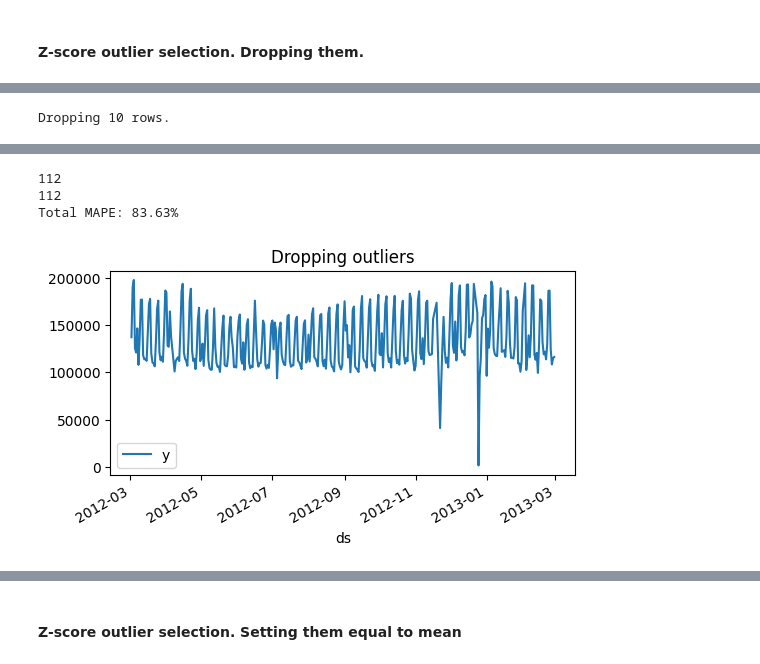
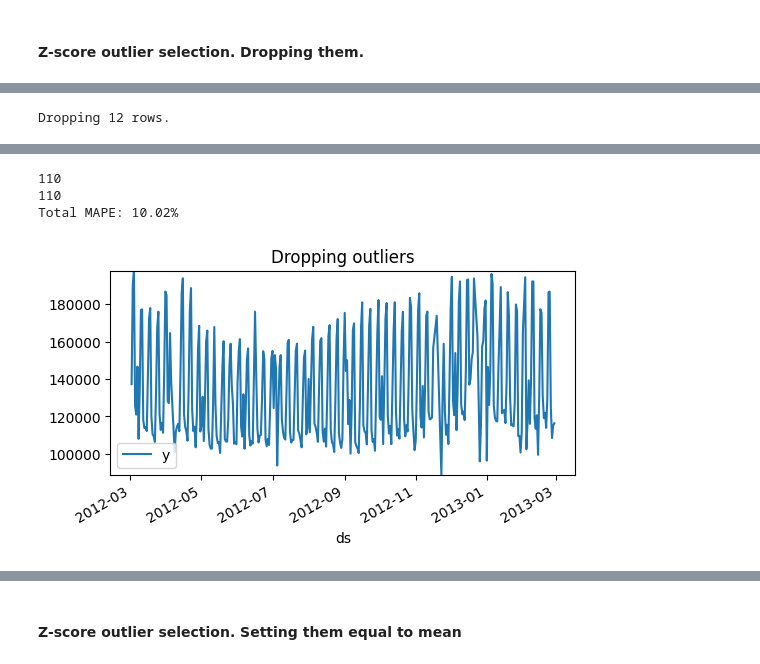
Before and after one commit to MikkelEndresen/time_series_forecasting, a Jupyter notebook: prophet_outlier_comparison.ipynb, the cells around one changed output, grey strips where cells are left out. Saved outputs shown, nothing was run; the diff lists cells and outputs as text; code cells hidden in the pictures.

```diff
--- a/prophet_outlier_comparison.ipynb
+++ b/prophet_outlier_comparison.ipynb
@@ -127,6 +127,7 @@ def evaluate_technique(df_in, name):
 def plot_timeseries(df, title):
     fig, ax = plt.subplots(figsize=(6, 3))
     df.plot(x='ds', ax=ax, title=title)
+    ax.set_ylim(df['y'].min(), df['y'].max())
 
     plt.show()
 # %% [markdown]
@@ -169,7 +170,7 @@ std = df['y'].std()
 z_scores = (df['y'] - mean) / std
 
 threshold = 2
-outlier_index = np.where(z_scores > threshold)[0]
+outlier_index = np.where(np.abs(z_scores) > threshold)[0]
 print("Dropping "+str(len(outlier_index)) + " rows.")
 
 df_drop_2 = df.copy()
@@ -187 +186 @@ plot_timeseries(df_drop_2, "Dropping outliers")
-Dropping 10 rows.
+Dropping 12 rows.
@@ -201,7 +202,7 @@ Dropping 10 rows.
-112
-112
-Total MAPE: 83.63%
+110
+110
+Total MAPE: 10.02%
-[figure, old version]
+[figure, new version]
 # %%
 # z score = 3
 
```
Also changed, not shown: parts of 11 cells of this notebook.
